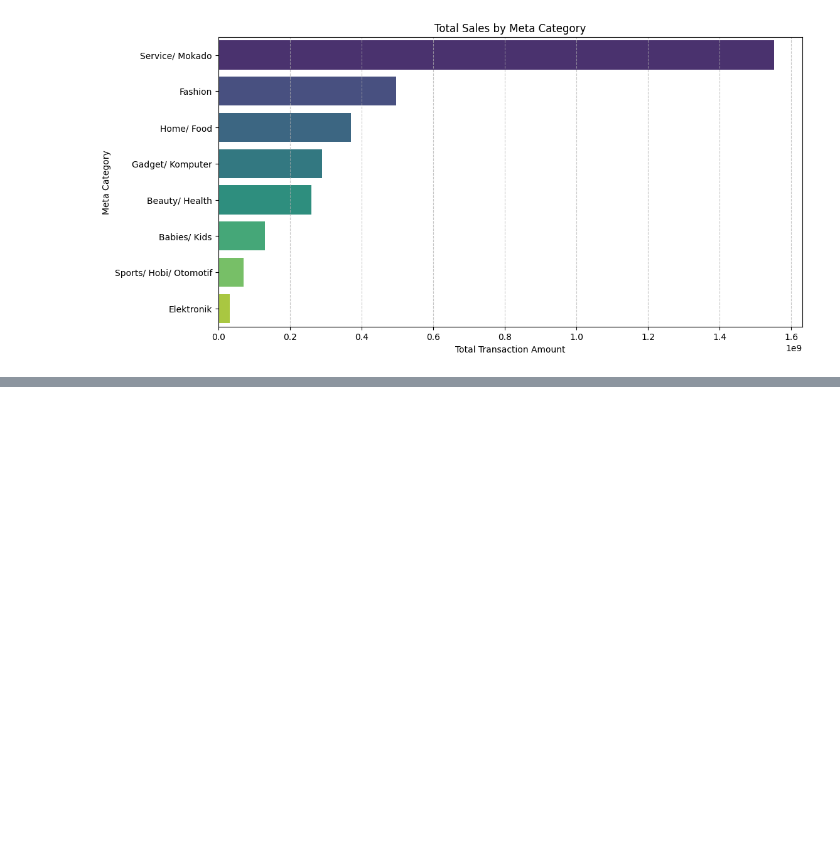
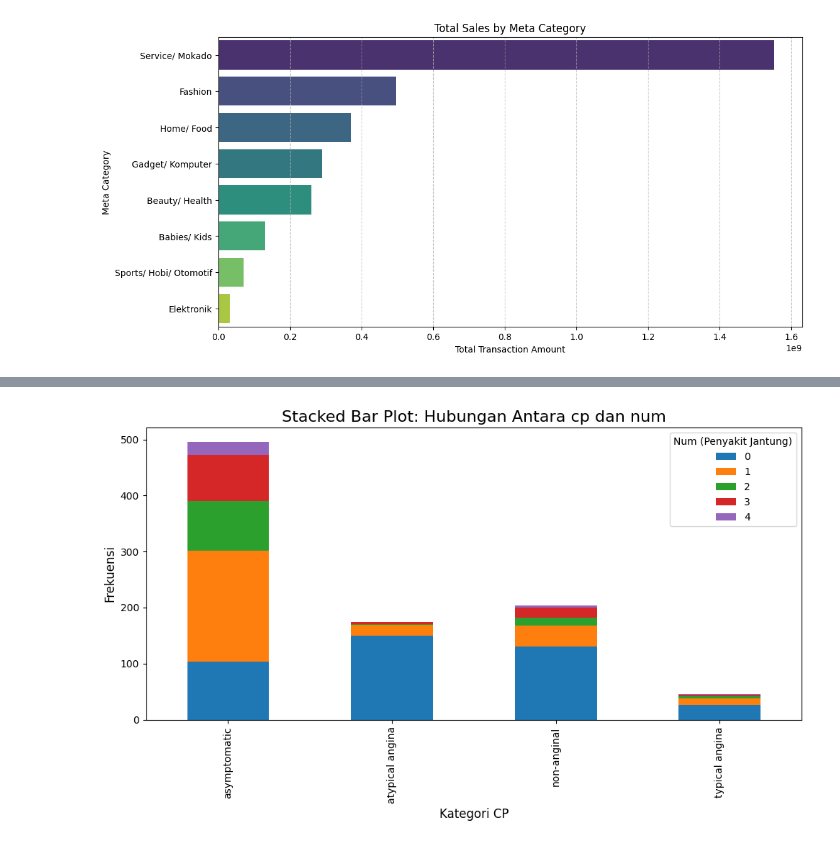
Before and after one commit to Wynnzzz/prakt-data-mining-25, a Jupyter notebook: pert3.ipynb, the cells around one changed output, grey strips where cells are left out. Saved outputs shown, nothing was run; the diff lists cells and outputs as text; code cells hidden in the pictures; blank space fills up the shorter version.

```diff
--- a/pert3.ipynb
+++ b/pert3.ipynb
@@ -218,0 +270,14 @@ plt.show()
+# %%
+cp_num_crosstab=pd.crosstab(df2['cp'],df2['num'])
+# %%
+cp_num_crosstab.plot(kind='bar', stacked=True, figsize=(10,6))
+
+plt.title('Stacked Bar Plot: Hubungan Antara cp dan num', fontsize=16)
+plt.xlabel('Kategori CP', fontsize=12)
+plt.ylabel('Frekuensi', fontsize=12)
+
+plt.legend(title='Num (Penyakit Jantung)', loc='upper right')
+plt.tight_layout()
+plt.show()
+# %% [output]
+[figure, added]
```
Also changed, not shown: parts of 34 cells of this notebook, 2 other files.
